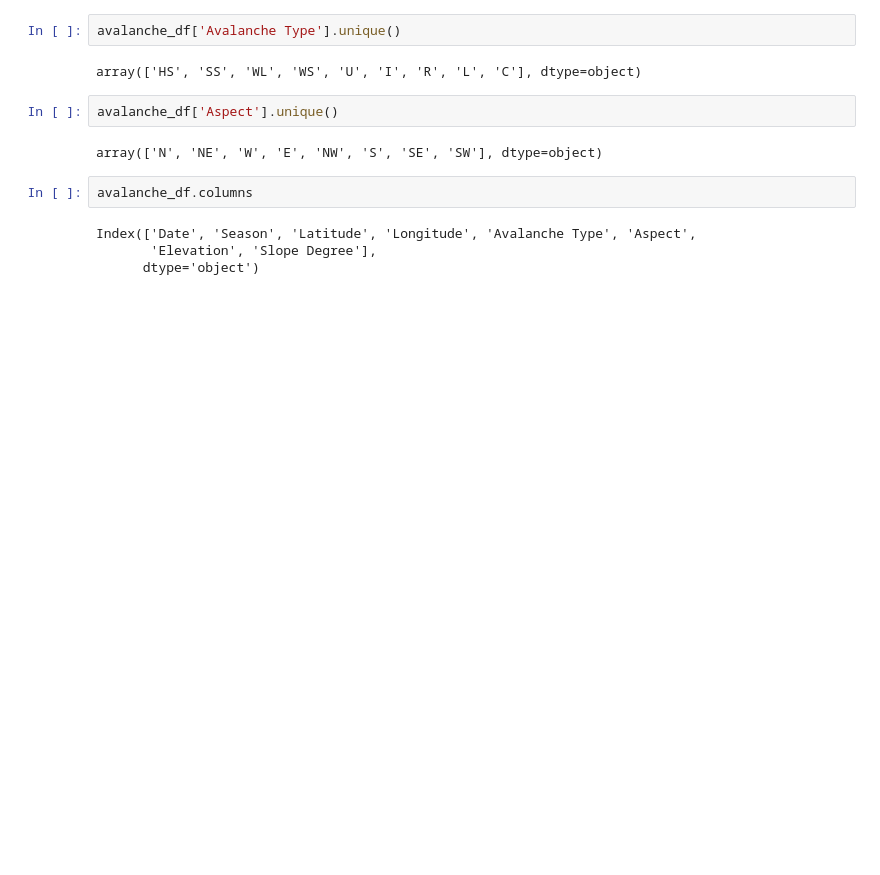
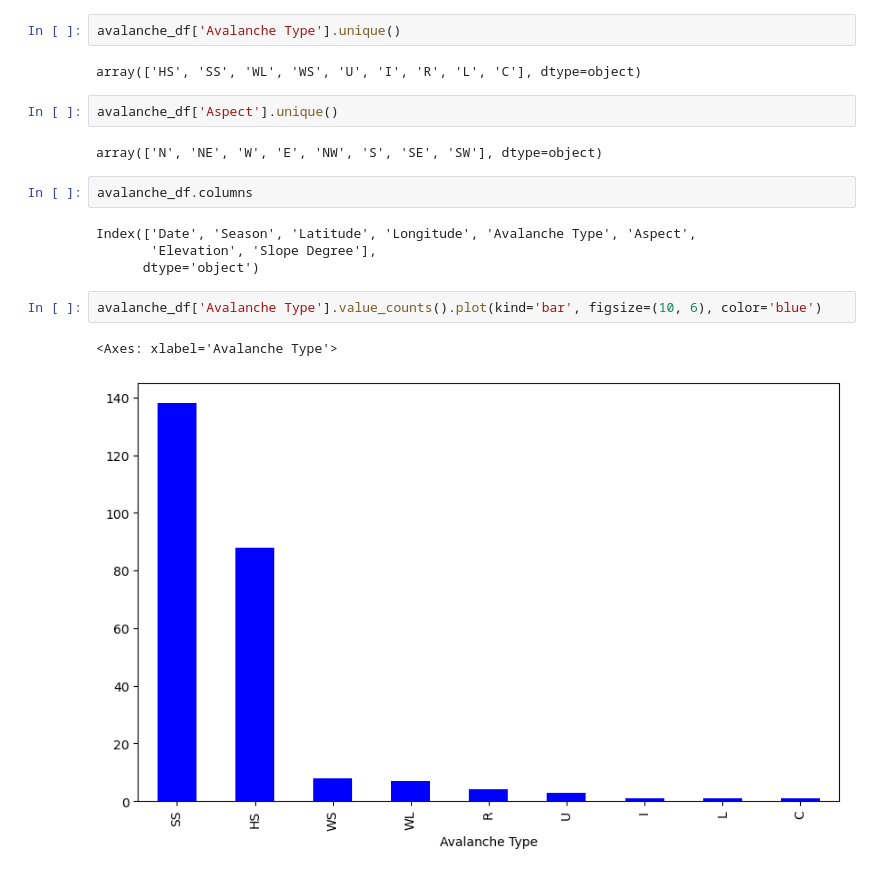
Before and after one commit to GrantSchumacher/avalanche-ml-project, a Jupyter notebook: notebooks/avalanche_ml.ipynb, the cells around one changed output. Cells and saved outputs as stored; diff of their text form; blank space fills up the shorter version.

```diff
--- a/notebooks/avalanche_ml.ipynb
+++ b/notebooks/avalanche_ml.ipynb
@@ -493,3 +493,8 @@ avalanche_df.columns
 Index(['Date', 'Season', 'Latitude', 'Longitude', 'Avalanche Type', 'Aspect',
        'Elevation', 'Slope Degree'],
       dtype='object')
+# %%
+avalanche_df['Avalanche Type'].value_counts().plot(kind='bar', figsize=(10, 6), color='blue')
+# %% [output]
+<Axes: xlabel='Avalanche Type'>
+[figure, added]
```
Also changed, not shown: parts of 19 cells of this notebook.
